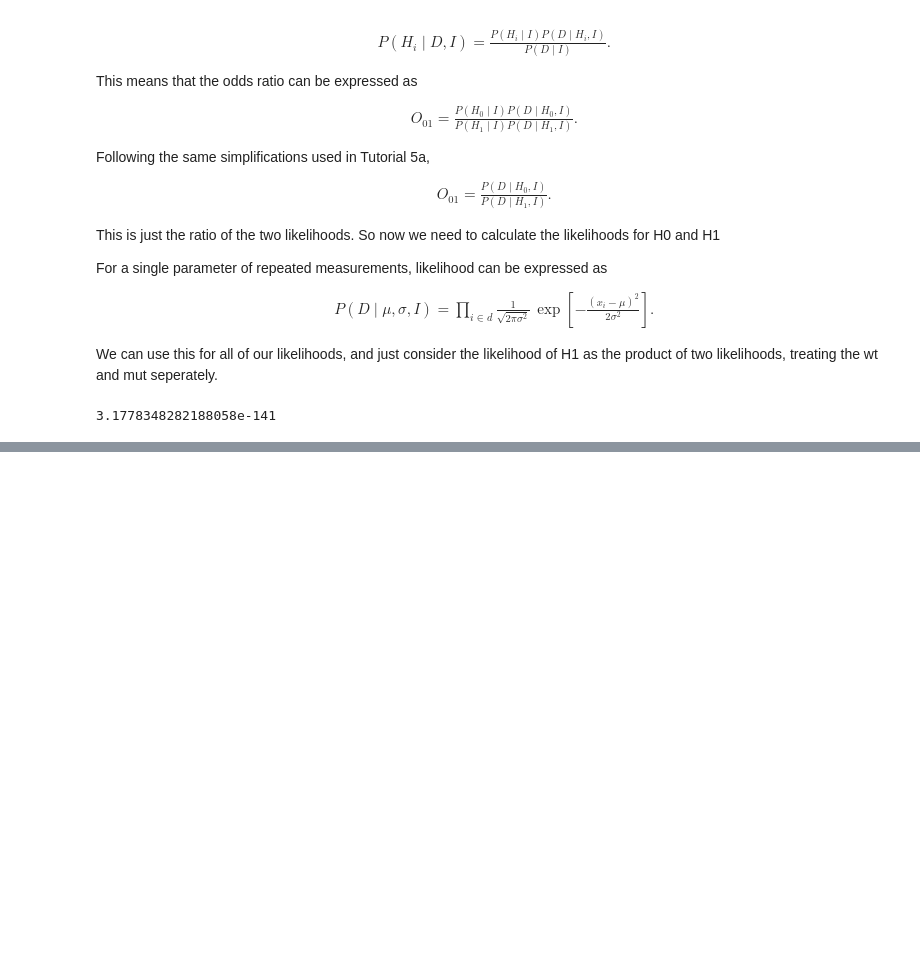
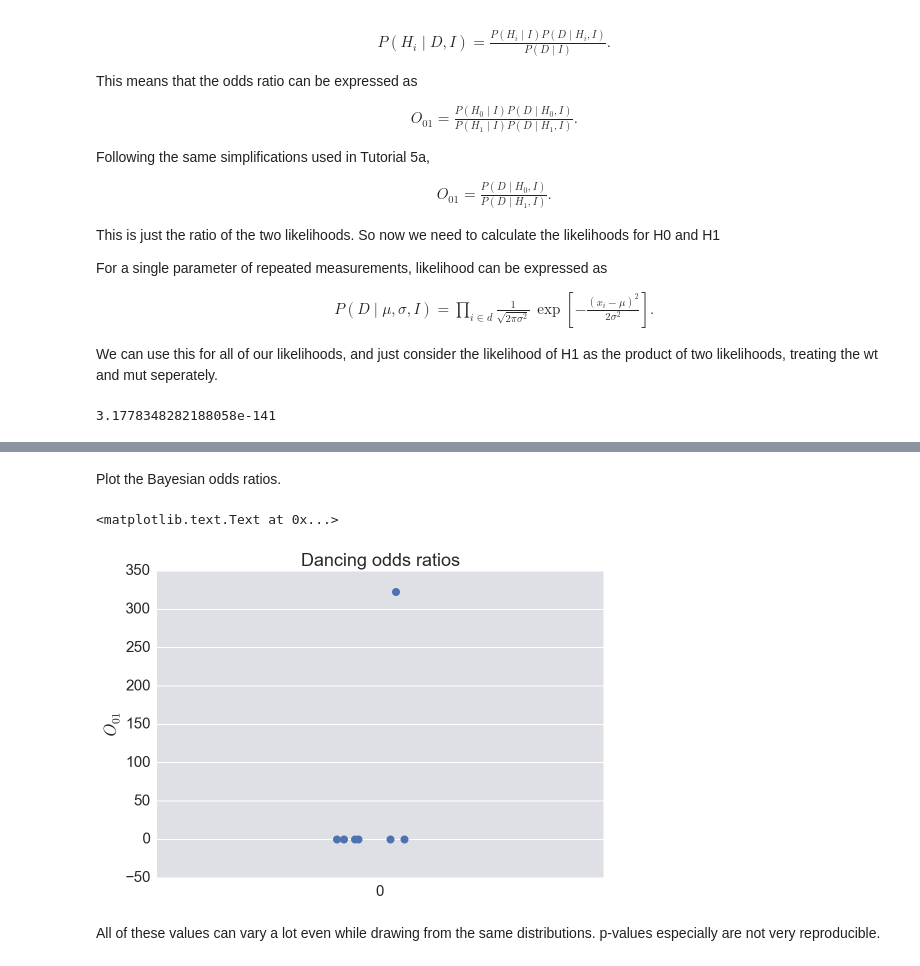
Before and after one commit to yangkky/BeBi-HW, a Jupyter notebook: hw5/group7_hw5_prob1.ipynb, the cells around one changed output, grey strips where cells are left out. Drawn from its saved outputs; the diff is of its cells as text; code cells hidden in the pictures; blank space fills up the shorter version.

```diff
--- a/hw5/group7_hw5_prob1.ipynb
+++ b/hw5/group7_hw5_prob1.ipynb
@@ -353,0 +512,11 @@ oddsratio
+# %% [markdown]
+Plot the Bayesian odds ratios.
+# %%
+sns.stripplot(data=es, jitter=True)
+plt.title ('Dancing odds ratios')
+plt.ylabel ('$O_{01}$')
+# %% [output]
+<matplotlib.text.Text at 0x...>
+[figure, added]
+# %% [markdown]
+All of these values can vary a lot even while drawing from the same distributions. p-values especially are not very reproducible.
```
Also changed, not shown: parts of 21 cells of this notebook.
